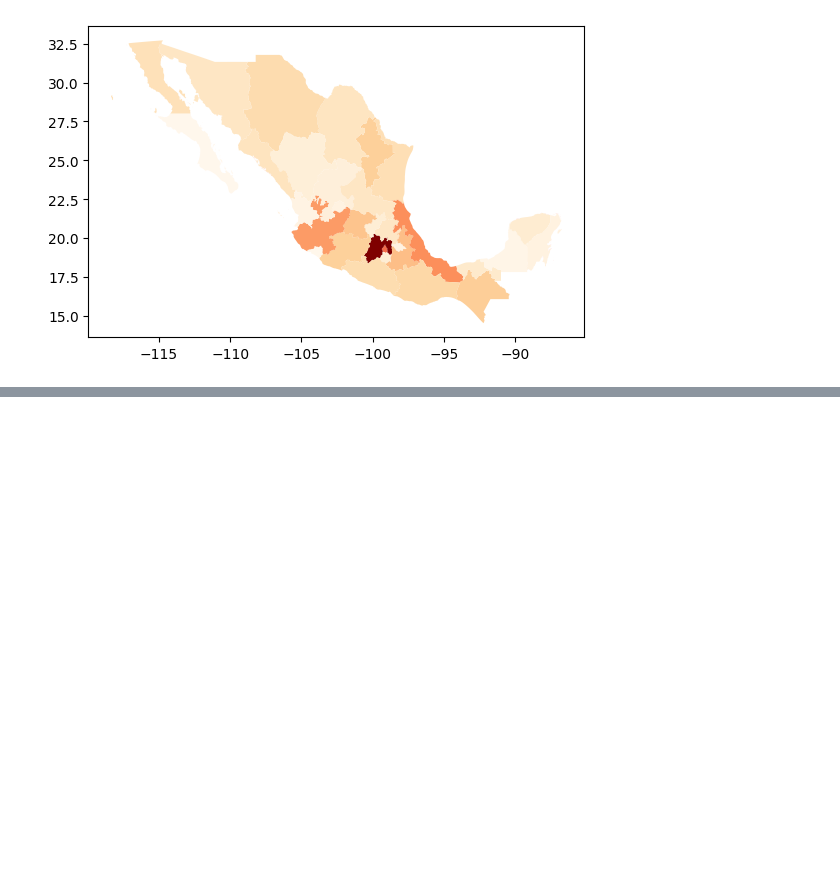
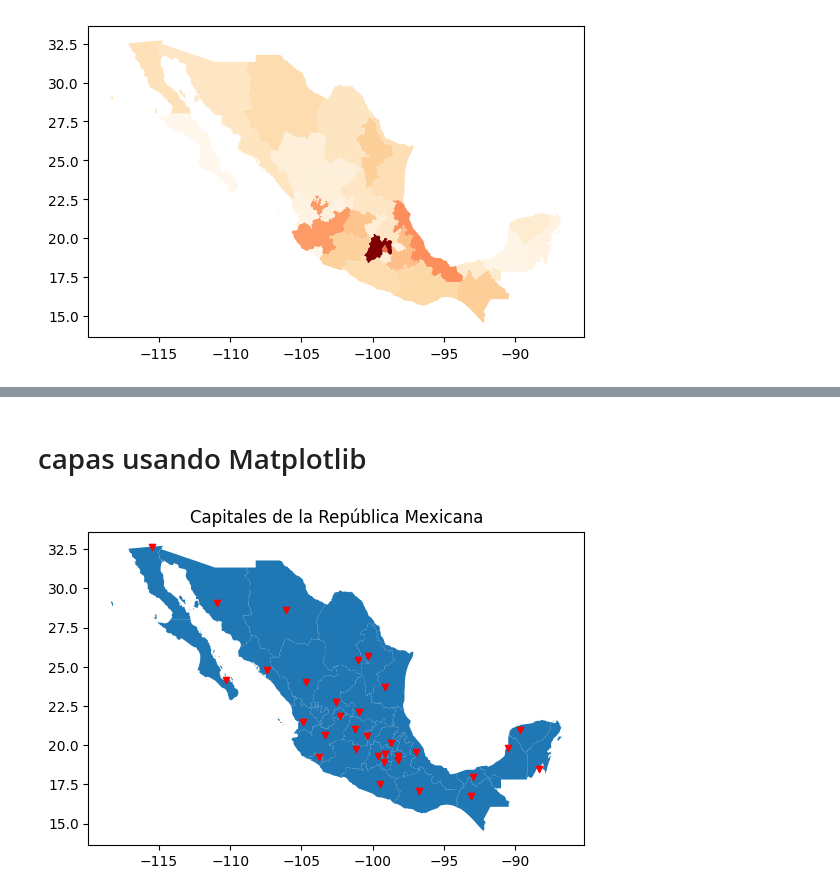
Before and after one commit to Edersao/Curso_Data_Scientist, a Jupyter notebook: geopandas_ejercicio.ipynb, the cells around one changed output, grey strips where cells are left out. Cells and saved outputs as stored; diff of their text form; code cells hidden in the pictures; blank space fills up the shorter version.

```diff
--- a/geopandas_ejercicio.ipynb
+++ b/geopandas_ejercicio.ipynb
@@ -110,0 +137,20 @@ mexgdf.plot(column='Total',cmap='OrRd')
+# %% [markdown]
+# capas usando Matplotlib
+# %%
+# Como vamos a usar objetos de matplotlib es necesario importarlo
+import matplotlib.pyplot as plt
+# Creamos una sola figura y un subplot
+fig, ax = plt.subplots()
+# Le damos un título al mapa
+ax.set_title('Capitales de la República Mexicana')
+# El parámetro equal ajusta el tamaño de los ejes para que tengan
+# una correspondencia de 1 a 1
+ax.set_aspect('equal')
+# Graficamos el mapa usando los ejes que definimos arriba
+mex.plot(ax=ax)
+# Graficamos las capitales usando los mismos ejes
+capitales.plot(ax=ax, marker='v', color='red', markersize=20)
+# Mostramos el mapa
+plt.show();
+# %% [output]
+[figure, added]
```
Also changed, not shown: parts of 9 cells of this notebook.
